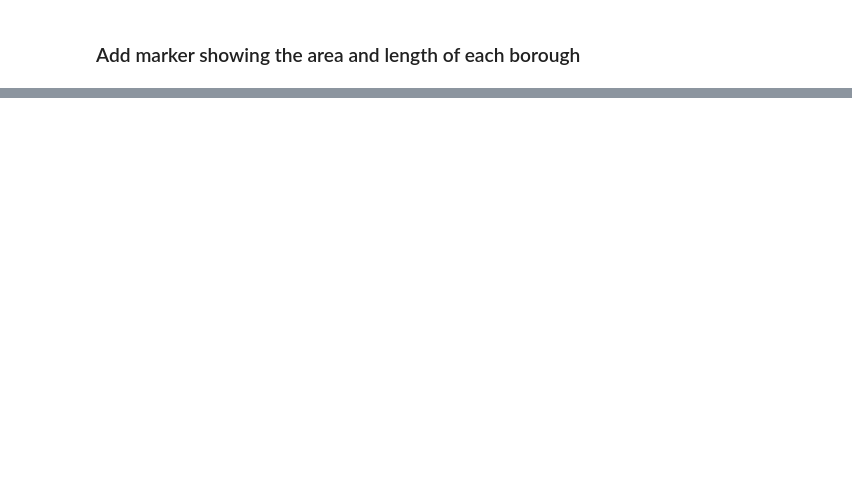
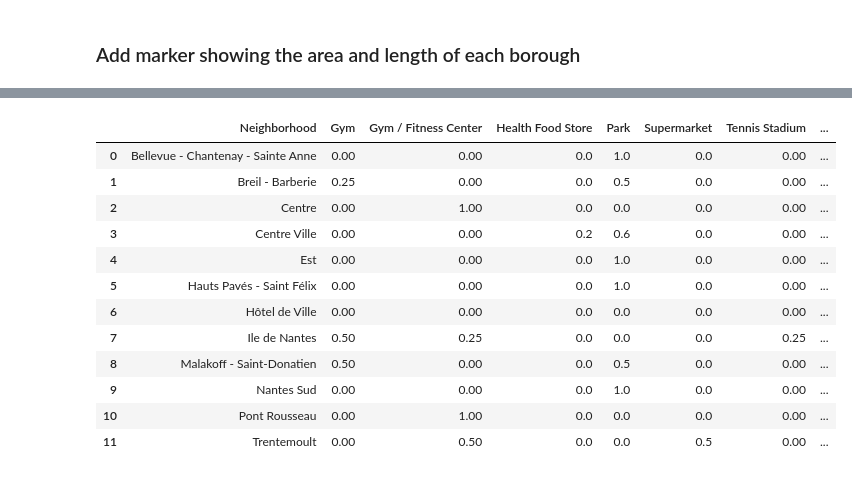
Before and after one commit to Preciousring/Coursera_Capstone, a Jupyter notebook: Capstone_Project _The Battle_of_Neighborhoods(Week 2).ipynb, the cells around one changed output, grey strips where cells are left out. Drawn from its saved outputs; the diff is of its cells as text; code cells hidden in the pictures; blank space fills up the shorter version.

```diff
--- a/Capstone_Project _The Battle_of_Neighborhoods(Week 2).ipynb
+++ b/Capstone_Project _The Battle_of_Neighborhoods(Week 2).ipynb
@@ -175,0 +219,8 @@ display(map_nantes)
+# %%
+# We use the Foursquare API in order to have the venues in which we are interested (https://developer.foursquare.com/docs/build-with-foursquare/categories/)
+vegan_restaurant = '4bf58dd8d48988d1d3941735'
+park = '4bf58dd8d48988d163941735'
+yoga_center ='4bf58dd8d48988d175941735'
+organic_shop = '52f2ab2ebcbc57f1066b8b45'
+foursquare_categories = ",".join([vegan_restaurant, park, yoga_center, organic_shop])
+print(foursquare_categories)
@@ -175,0 +231,13 @@ display(map_nantes)
+# %%
+radius = 500
+LIMIT = 100
+url = 'https://api.foursquare.com/v2/venues/explore?&client_id={}&client_secret={}&v={}&ll={},{}&categoryId={}&radius={}&limit={}'.format(
+            CLIENT_ID,
+            CLIENT_SECRET,
+            VERSION,
+            lat,
+            lng,
+            foursquare_categories,
+            radius,
+            LIMIT)
+url
@@ -175,0 +287,5 @@ display(map_nantes)
+# %%
+nantes_venues = getNearbyVenues(names=df_geo_final['Neighbourhood'],
+                                   latitudes=df_geo_final['Latitude'],
+                                   longitudes=df_geo_final['Longitude']
+                                  )
@@ -175,0 +335,12 @@ display(map_nantes)
+# %%
+# one hot encoding
+nantes_onehot = pd.get_dummies(nantes_venues[['Venue Category']], prefix="", prefix_sep="")
+
+# add neighborhood column back to dataframe
+nantes_onehot['Neighborhood'] = nantes_venues['Neighborhood']
+
+# move neighborhood column to the first column
+fixed_columns = [nantes_onehot.columns[-1]] + list(nantes_onehot.columns[:-1])
+nantes_onehot = nantes_onehot[fixed_columns]
+
+nantes_onehot.head()
@@ -175,0 +354,17 @@ display(map_nantes)
+# %%
+nantes_grouped = nantes_onehot.groupby('Neighborhood').mean().reset_index()
+nantes_grouped
+# %% [output]
+|  | Neighborhood | Gym | Gym / Fitness Center | Health Food Store | Park | Supermarket | Tennis Stadium | ... |
+| 0 | Bellevue - Chantenay - Sainte Anne | 0.00 | 0.00 | 0.0 | 1.0 | 0.0 | 0.00 | ... |
+| 1 | Breil - Barberie | 0.25 | 0.00 | 0.0 | 0.5 | 0.0 | 0.00 | ... |
+| 2 | Centre | 0.00 | 1.00 | 0.0 | 0.0 | 0.0 | 0.00 | ... |
+| 3 | Centre Ville | 0.00 | 0.00 | 0.2 | 0.6 | 0.0 | 0.00 | ... |
+| 4 | Est | 0.00 | 0.00 | 0.0 | 1.0 | 0.0 | 0.00 | ... |
+| 5 | Hauts Pavés - Saint Félix | 0.00 | 0.00 | 0.0 | 1.0 | 0.0 | 0.00 | ... |
+| 6 | Hôtel de Ville | 0.00 | 0.00 | 0.0 | 0.0 | 0.0 | 0.00 | ... |
+| 7 | Ile de Nantes | 0.50 | 0.25 | 0.0 | 0.0 | 0.0 | 0.25 | ... |
+| 8 | Malakoff - Saint-Donatien | 0.50 | 0.00 | 0.0 | 0.5 | 0.0 | 0.00 | ... |
+| 9 | Nantes Sud | 0.00 | 0.00 | 0.0 | 1.0 | 0.0 | 0.00 | ... |
+| 10 | Pont Rousseau | 0.00 | 1.00 | 0.0 | 0.0 | 0.0 | 0.00 | ... |
+| 11 | Trentemoult | 0.00 | 0.50 | 0.0 | 0.0 | 0.5 | 0.00 | ... |
```
Also changed, not shown: parts of 18 cells of this notebook.
